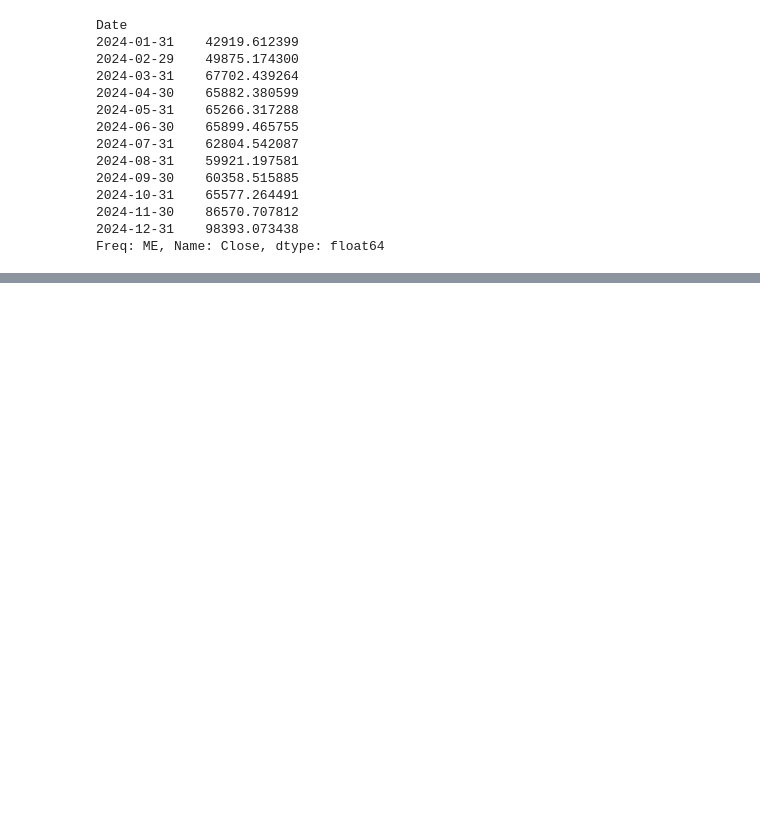
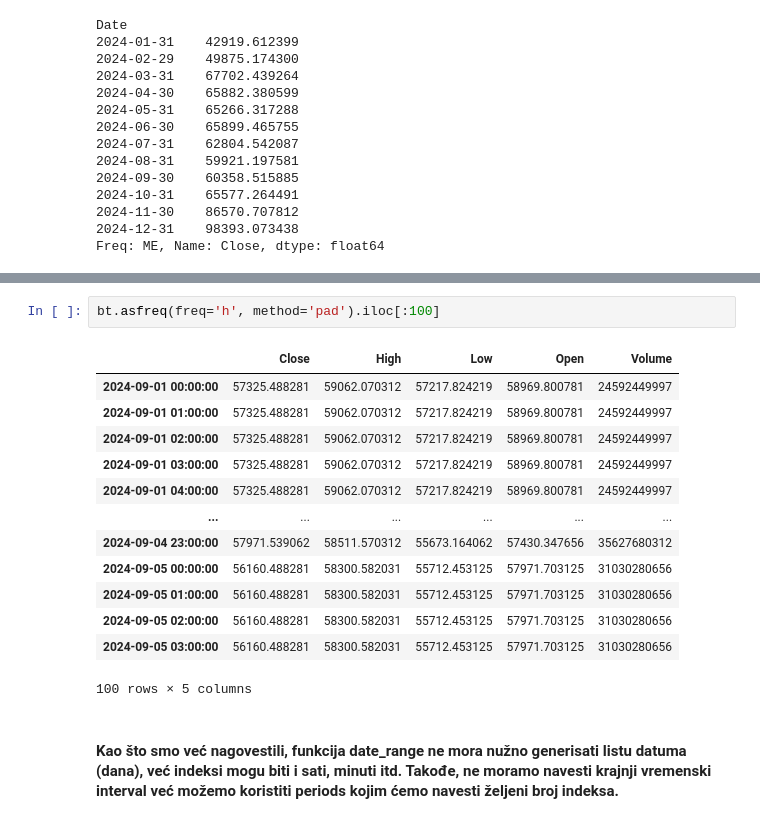
Before and after one commit to Niecmano/sempandas, a Jupyter notebook: notebooks/pandas5.ipynb, the cells around one changed output, grey strips where cells are left out. Saved outputs shown, nothing was run; the diff lists cells and outputs as text; blank space fills up the shorter version.

```diff
--- a/notebooks/pandas5.ipynb
+++ b/notebooks/pandas5.ipynb
@@ -108,0 +180,18 @@ Freq: ME, Name: Close, dtype: float64
+# %%
+bt.asfreq(freq='h', method='pad').iloc[:100]
+# %% [output]
+|  | Close | High | Low | Open | Volume |
+| 2024-09-01 00:00:00 | 57325.488281 | 59062.070312 | 57217.824219 | 58969.800781 | 24592449997 |
+| 2024-09-01 01:00:00 | 57325.488281 | 59062.070312 | 57217.824219 | 58969.800781 | 24592449997 |
+| 2024-09-01 02:00:00 | 57325.488281 | 59062.070312 | 57217.824219 | 58969.800781 | 24592449997 |
+| 2024-09-01 03:00:00 | 57325.488281 | 59062.070312 | 57217.824219 | 58969.800781 | 24592449997 |
+| 2024-09-01 04:00:00 | 57325.488281 | 59062.070312 | 57217.824219 | 58969.800781 | 24592449997 |
+| ... | ... | ... | ... | ... | ... |
+| 2024-09-04 23:00:00 | 57971.539062 | 58511.570312 | 55673.164062 | 57430.347656 | 35627680312 |
+| 2024-09-05 00:00:00 | 56160.488281 | 58300.582031 | 55712.453125 | 57971.703125 | 31030280656 |
+| 2024-09-05 01:00:00 | 56160.488281 | 58300.582031 | 55712.453125 | 57971.703125 | 31030280656 |
+| 2024-09-05 02:00:00 | 56160.488281 | 58300.582031 | 55712.453125 | 57971.703125 | 31030280656 |
+| 2024-09-05 03:00:00 | 56160.488281 | 58300.582031 | 55712.453125 | 57971.703125 | 31030280656 |
+100 rows × 5 columns
+# %% [markdown]
+#### Kao što smo već nagovestili, funkcija date_range ne mora nužno generisati listu datuma (dana), već indeksi mogu biti i sati, minuti itd. Takođe, ne moramo navesti krajnji vremenski interval već možemo koristiti periods kojim ćemo navesti željeni broj indeksa.
```
Also changed, not shown: parts of 11 cells of this notebook, 7 other files.
